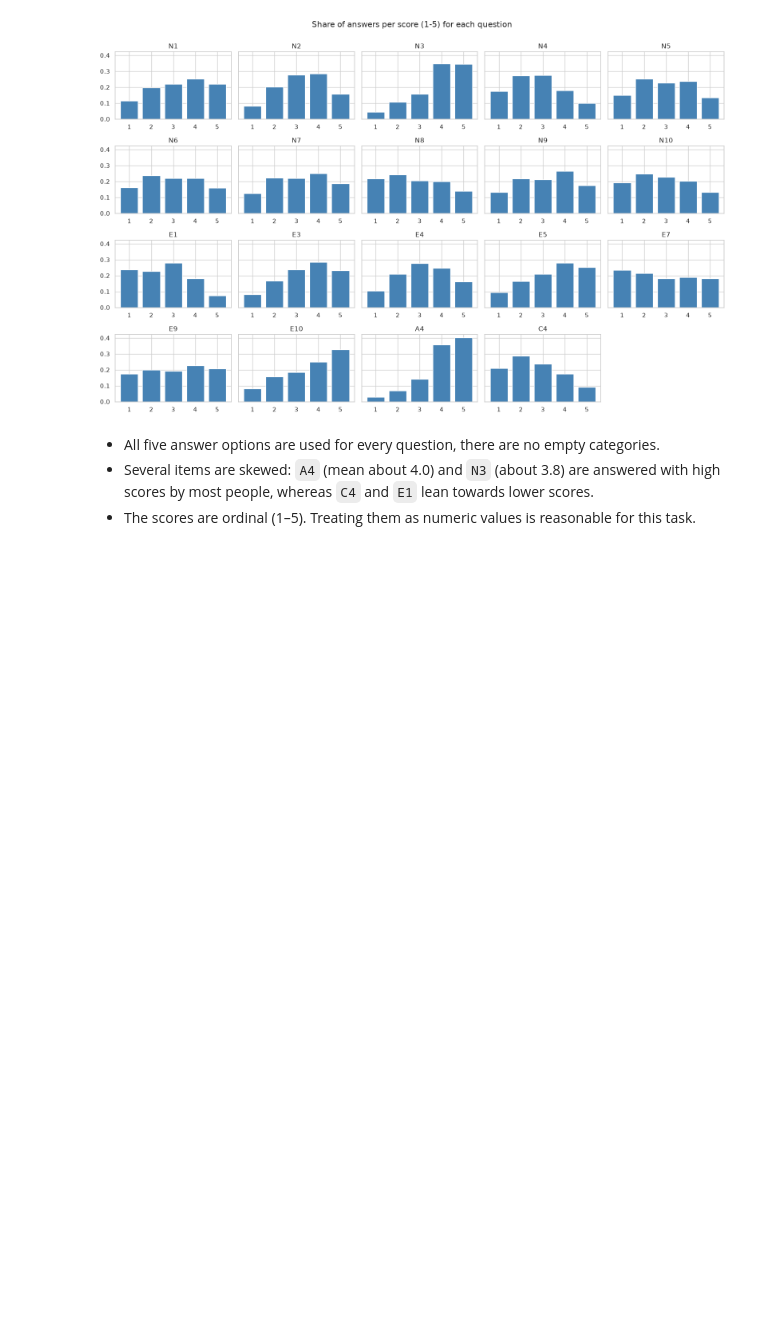
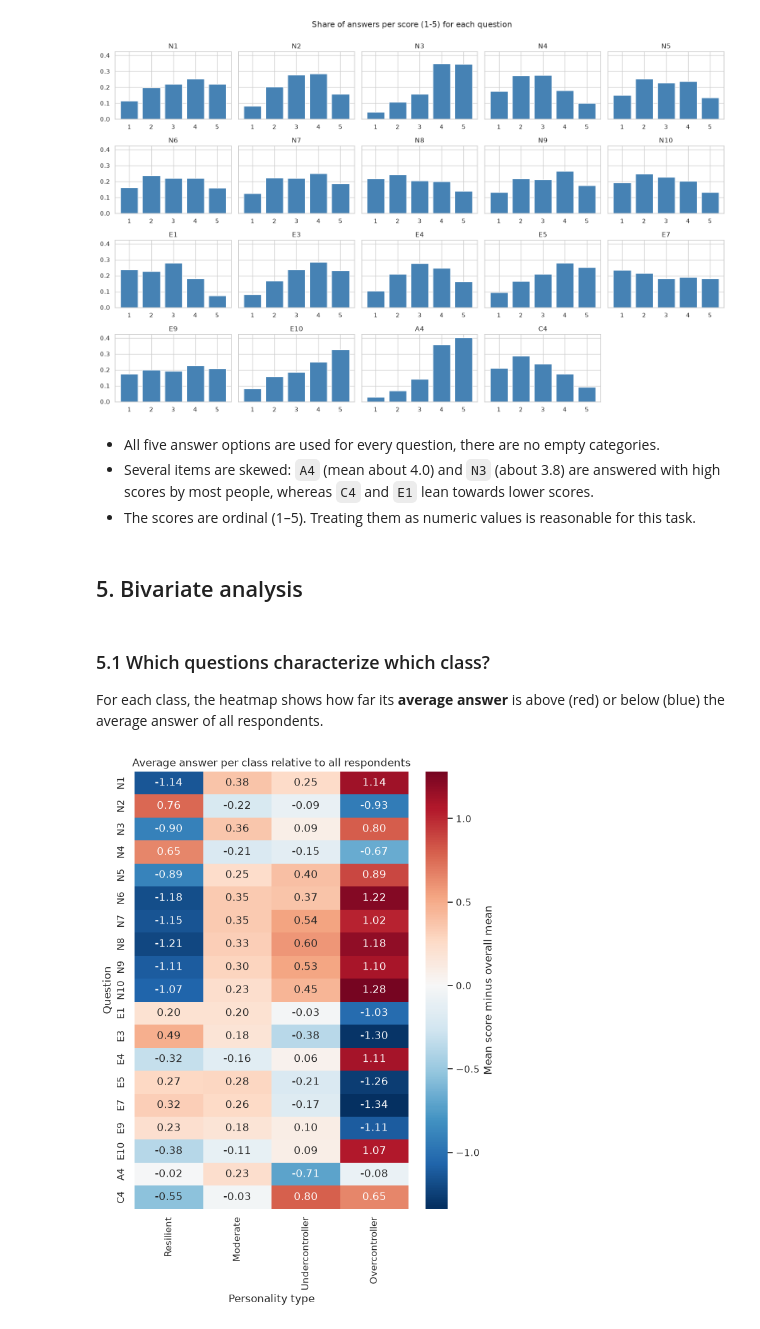
Before and after one commit to marc-matull/personality-predictor, a Jupyter notebook: notebooks/01_eda.ipynb, the cells around one changed output. Cells and saved outputs as stored; diff of their text form; code cells hidden in the pictures; blank space fills up the shorter version.

Commit message:
feat(eda): add bivariate analysis

```diff
--- a/notebooks/01_eda.ipynb
+++ b/notebooks/01_eda.ipynb
@@ -346,3 +346,28 @@ plt.show()
   towards lower scores.
 - The scores are ordinal (1–5). Treating them as numeric values is
   reasonable for this task.
+# %% [markdown]
+## 5. Bivariate analysis
+# %%
+import numpy as np
+
+CLASS_ORDER = ["Resilient", "Moderate", "Undercontroller", "Overcontroller"]
+# %% [markdown]
+### 5.1 Which questions characterize which class?
+
+For each class, the heatmap shows how far its **average answer** is above
+(red) or below (blue) the average answer of all respondents.
+# %%
+overall_mean = plot_df[QUESTION_COLUMNS].mean()
+class_means = plot_df.groupby(TARGET_COLUMN)[QUESTION_COLUMNS].mean()
+deviation = (class_means - overall_mean).loc[CLASS_ORDER].T
+
+fig, ax = plt.subplots(figsize=(7, 9))
+sns.heatmap(deviation, annot=True, fmt=".2f", cmap="RdBu_r", center=0,
+            cbar_kws={"label": "Mean score minus overall mean"}, ax=ax)
+ax.set_title("Average answer per class relative to all respondents")
+ax.set_xlabel("Personality type")
+ax.set_ylabel("Question")
+plt.show()
+# %% [output]
+[figure, added]
```
Also changed, not shown: parts of 7 cells of this notebook, 1 other file.
